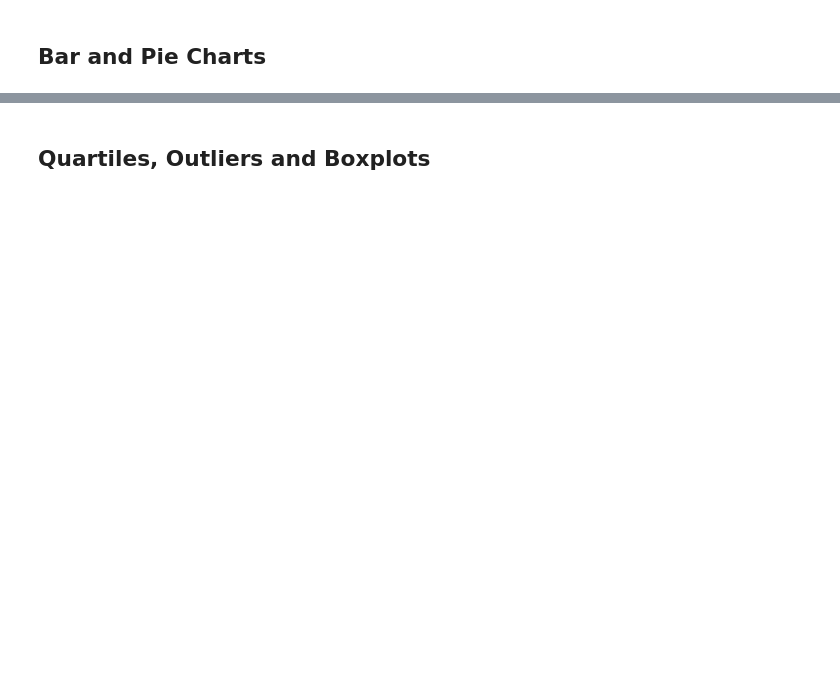
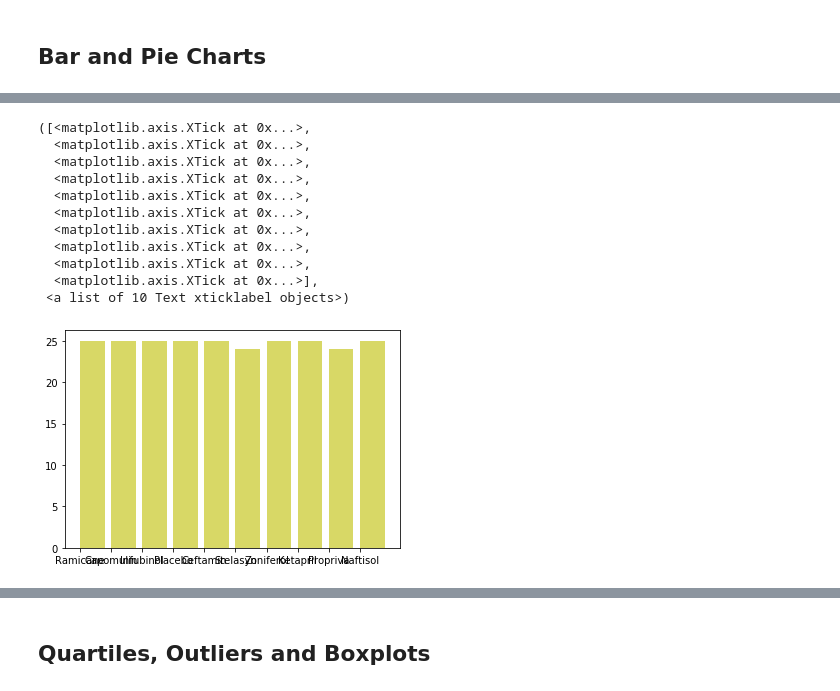
Before and after one commit to palominocp/matplotlib, a Jupyter notebook: pymaceuticals_starter.ipynb, the cells around one changed output, grey strips where cells are left out. Saved outputs shown, nothing was run; the diff lists cells and outputs as text; code cells hidden in the pictures; blank space fills up the shorter version.

```diff
--- a/pymaceuticals_starter.ipynb
+++ b/pymaceuticals_starter.ipynb
@@ -194,2 +240,19 @@ statistics_summary
 # %%
-# Generate a bar plot showing the total number of mice for each treatment throughout the course of the study using pandas.
+# Generate a bar plot showing the total number of mice for each treatment throughout the course of the study using pyplot.
+x_axis = np.arange(len(mice))
+plt.bar(x_axis, mice, color = 'y', alpha = 0.6, align = 'edge')
+tick_locations = [value for value in x_axis]
+plt.xticks(tick_locations, clean_combined_data['Drug Regimen'].unique())
+# %% [output]
+([<matplotlib.axis.XTick at 0x...>,
+  <matplotlib.axis.XTick at 0x...>,
+  <matplotlib.axis.XTick at 0x...>,
+  <matplotlib.axis.XTick at 0x...>,
+  <matplotlib.axis.XTick at 0x...>,
+  <matplotlib.axis.XTick at 0x...>,
+  <matplotlib.axis.XTick at 0x...>,
+  <matplotlib.axis.XTick at 0x...>,
+  <matplotlib.axis.XTick at 0x...>,
+  <matplotlib.axis.XTick at 0x...>],
+ <a list of 10 Text xticklabel objects>)
+[figure, added]
```
Also changed, not shown: parts of 9 cells of this notebook.
